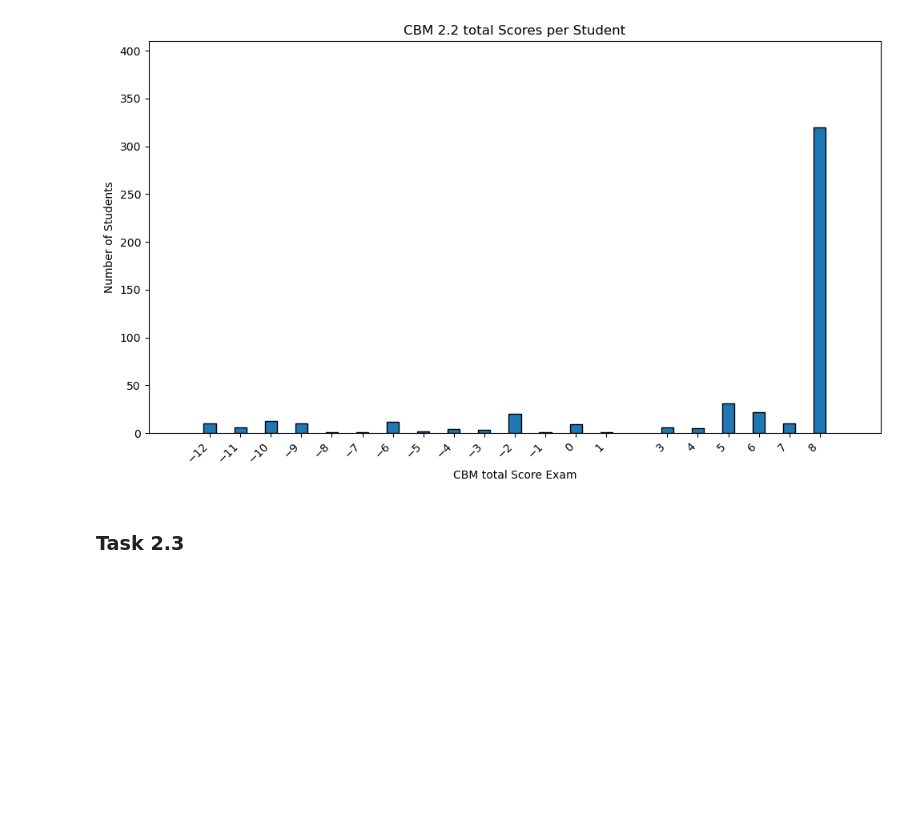
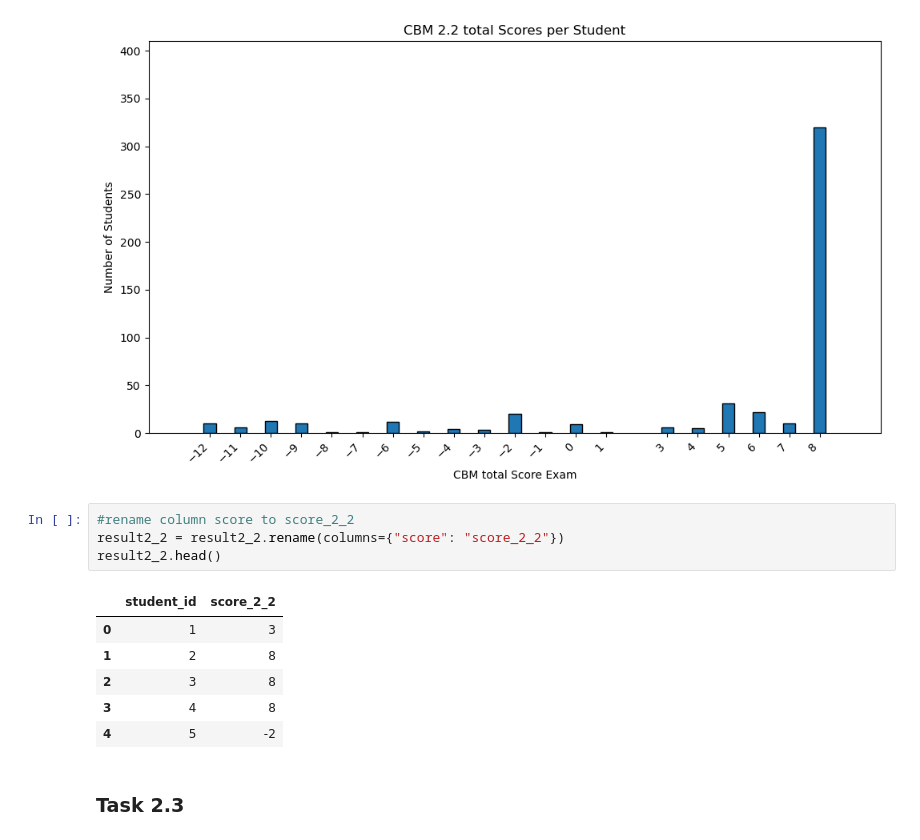
Before and after one commit to juliepe/exam_analysis_H25, a Jupyter notebook: analysis/CBM/2025/Exam/notebooks/5_CBM_score_per_task.ipynb, the cells around one changed output. Saved outputs shown, nothing was run; the diff lists cells and outputs as text; blank space fills up the shorter version.

```diff
--- a/analysis/CBM/2025/Exam/notebooks/5_CBM_score_per_task.ipynb
+++ b/analysis/CBM/2025/Exam/notebooks/5_CBM_score_per_task.ipynb
@@ -84,6 +105,17 @@ plt.show()
 # %% [output]
 Number of unique students: 500
 [figure]
+# %%
+#rename column score to score_2_2
+result2_2 = result2_2.rename(columns={"score": "score_2_2"})
+result2_2.head()
+# %% [output]
+|  | student_id | score_2_2 |
+| 0 | 1 | 3 |
+| 1 | 2 | 8 |
+| 2 | 3 | 8 |
+| 3 | 4 | 8 |
+| 4 | 5 | -2 |
 # %% [markdown]
 ### Task 2.3
 # %%
```
Also changed, not shown: parts of 8 cells of this notebook, 1 other file.
